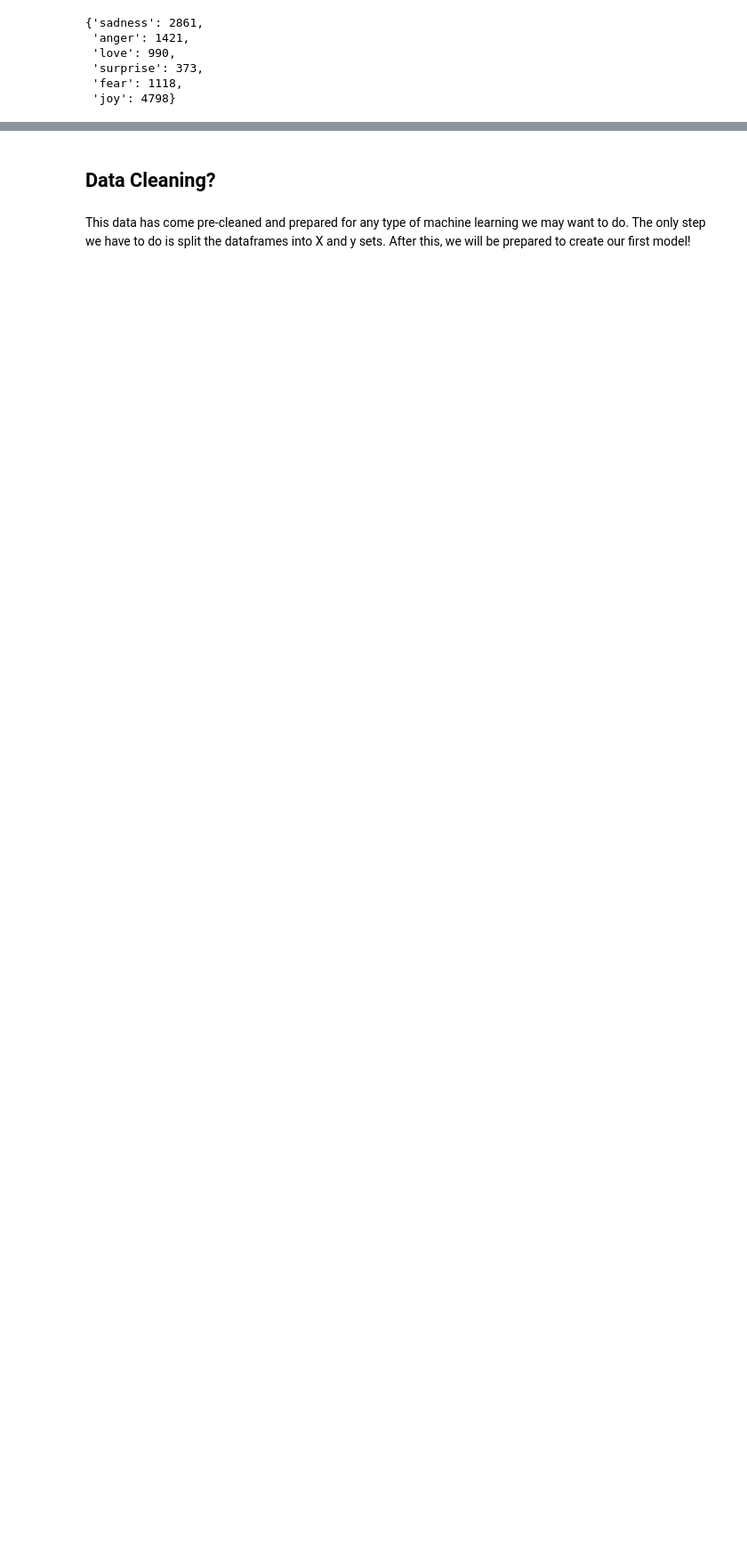
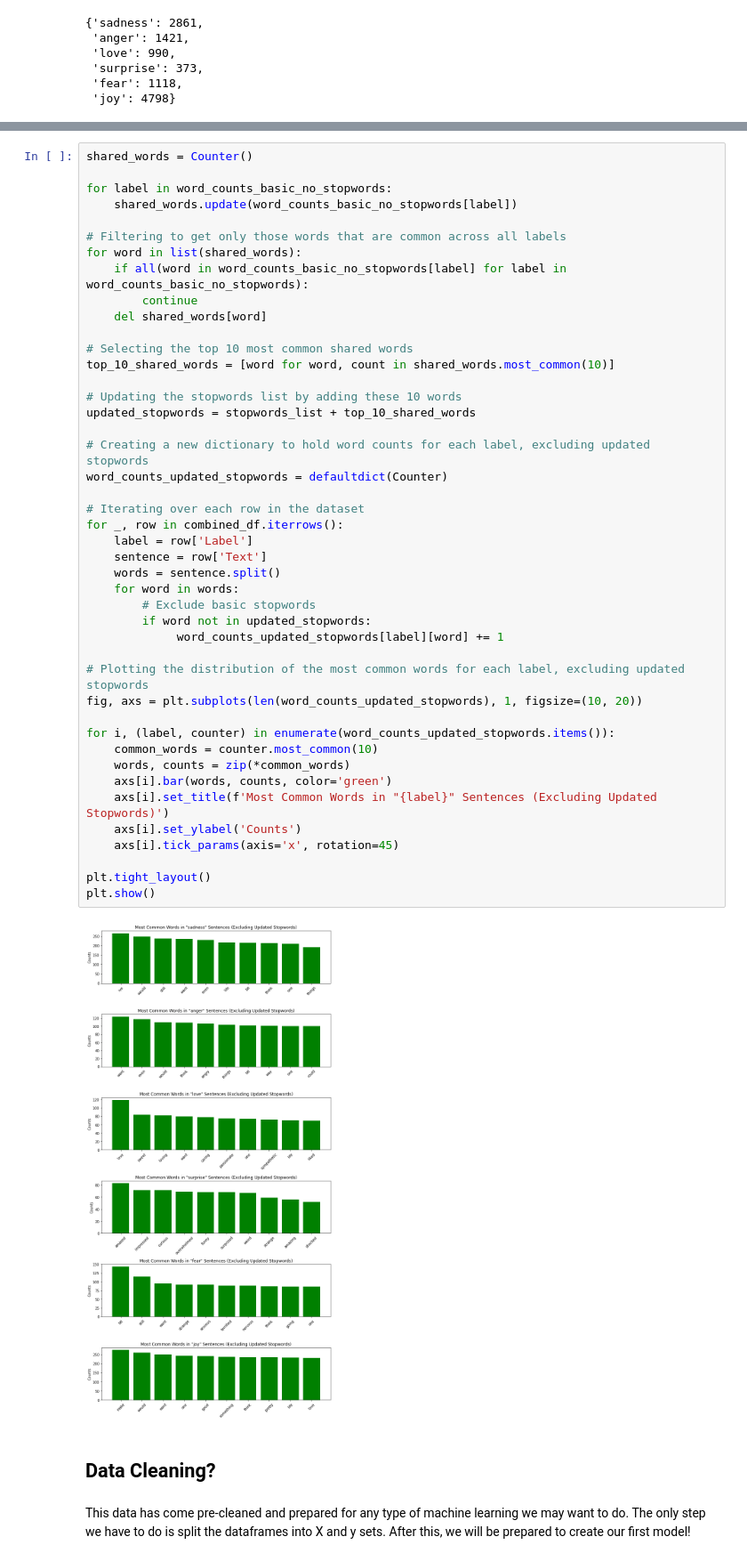
Before and after one commit to Davidkeebler/Emotions_dataset_ML, a Jupyter notebook: Index.ipynb, the cells around one changed output, grey strips where cells are left out. Shown: that part at 89% size. Saved outputs shown, nothing was run; the diff lists cells and outputs as text; blank space fills up the shorter version.

```diff
--- a/Index.ipynb
+++ b/Index.ipynb
@@ -144,3 +185,49 @@ unique_word_counts
+# %%
+shared_words = Counter()
+
+for label in word_counts_basic_no_stopwords:
+    shared_words.update(word_counts_basic_no_stopwords[label])
+
+# Filtering to get only those words that are common across all labels
+for word in list(shared_words):
+    if all(word in word_counts_basic_no_stopwords[label] for label in word_counts_basic_no_stopwords):
+        continue
+    del shared_words[word]
+
+# Selecting the top 10 most common shared words
+top_10_shared_words = [word for word, count in shared_words.most_common(10)]
+
+# Updating the stopwords list by adding these 10 words
+updated_stopwords = stopwords_list + top_10_shared_words
+
+# Creating a new dictionary to hold word counts for each label, excluding updated stopwords
+word_counts_updated_stopwords = defaultdict(Counter)
+
+# Iterating over each row in the dataset
+for _, row in combined_df.iterrows():
+    label = row['Label']
+    sentence = row['Text']
+    words = sentence.split()
+    for word in words:
+        # Exclude basic stopwords
+        if word not in updated_stopwords:
+             word_counts_updated_stopwords[label][word] += 1
+
+# Plotting the distribution of the most common words for each label, excluding updated stopwords
+fig, axs = plt.subplots(len(word_counts_updated_stopwords), 1, figsize=(10, 20))
+
+for i, (label, counter) in enumerate(word_counts_updated_stopwords.items()):
+    common_words = counter.most_common(10)
+    words, counts = zip(*common_words)
+    axs[i].bar(words, counts, color='green')
+    axs[i].set_title(f'Most Common Words in "{label}" Sentences (Excluding Updated Stopwords)')
+    axs[i].set_ylabel('Counts')
+    axs[i].tick_params(axis='x', rotation=45)
+
+plt.tight_layout()
+plt.show()
+# %% [output]
+[figure, added]
 # %% [markdown]
 ## Data Cleaning?
 # %% [markdown]
```
Also changed, not shown: parts of 8 cells of this notebook.
